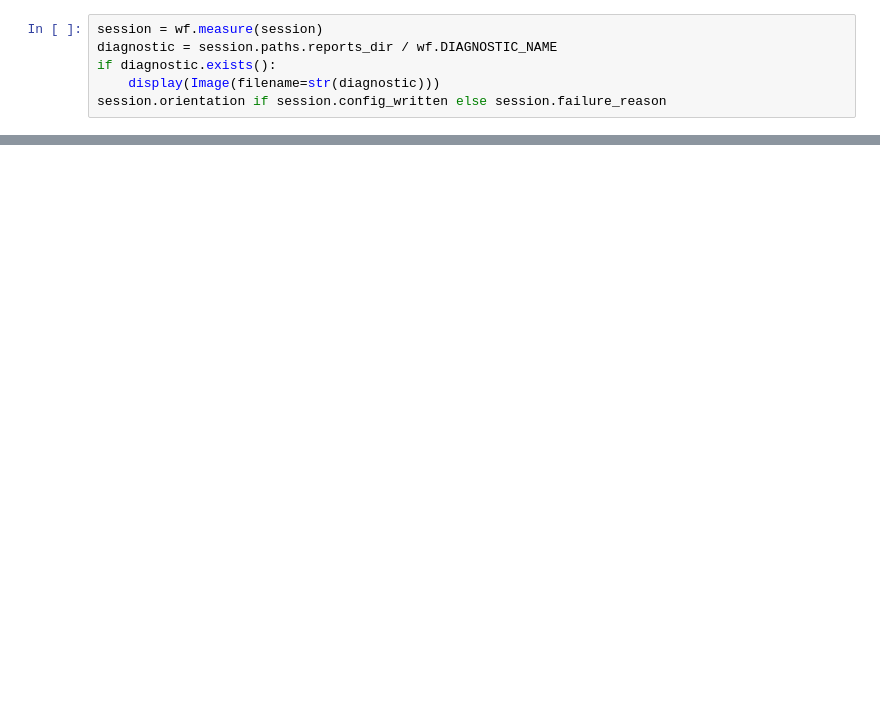
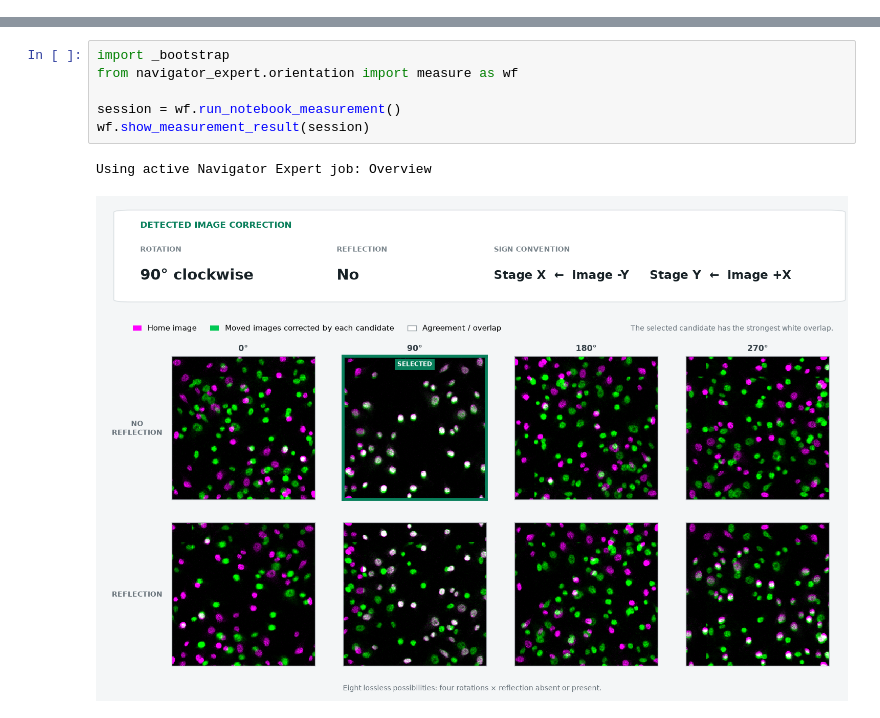
Before and after one commit to thomdehoog/ZMART-microscopy, a Jupyter notebook: zmart_drivers/leica/stellaris5_y42h93/navigator_expert/orientation/notebooks/set_orientation.ipynb, the cells around one changed output, grey strips where cells are left out. Saved outputs shown, nothing was run; the diff lists cells and outputs as text; blank space fills up the shorter version.

```diff
--- a/zmart_drivers/leica/stellaris5_y42h93/navigator_expert/orientation/notebooks/set_orientation.ipynb
+++ b/zmart_drivers/leica/stellaris5_y42h93/navigator_expert/orientation/notebooks/set_orientation.ipynb
@@ -26,6 +0,0 @@ Acquires home, +X, and +Y. A valid `orientation.json` is written directly into t
-# %%
-session = wf.measure(session)
-diagnostic = session.paths.reports_dir / wf.DIAGNOSTIC_NAME
-if diagnostic.exists():
-    display(Image(filename=str(diagnostic)))
-session.orientation if session.config_written else session.failure_reason
@@ -48,0 +5,9 @@ validation_path
+# %%
+import _bootstrap
+from navigator_expert.orientation import measure as wf
+
+session = wf.run_notebook_measurement()
+wf.show_measurement_result(session)
+# %% [output]
+Using active Navigator Expert job: Overview
+[figure, added]
```
Also changed, not shown: parts of 13 cells of this notebook, 20 other files.
